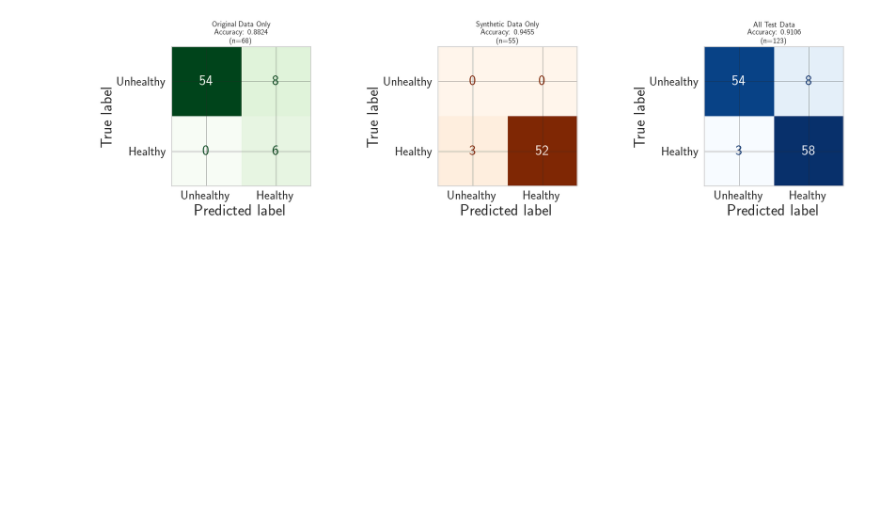
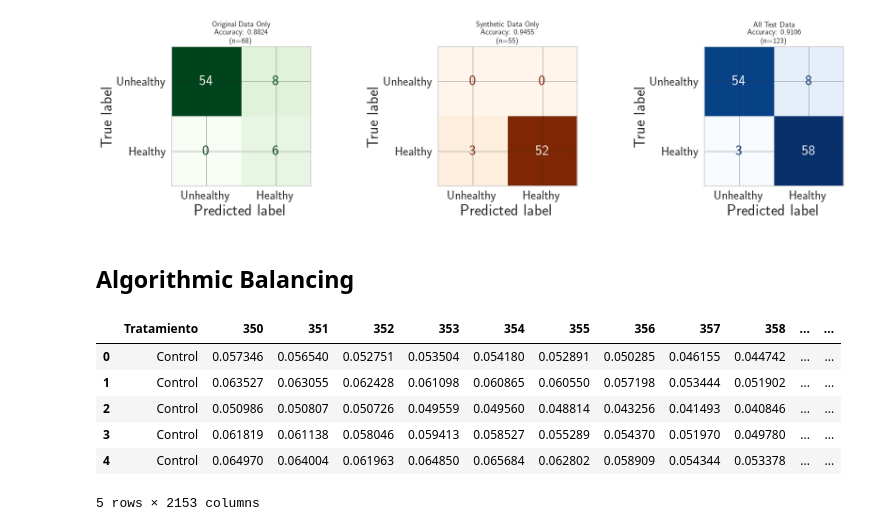
Before and after one commit to RicardoLoperaV/DiPreSi, a Jupyter notebook: Balanceo/Clasification/df2_Class_Balance.ipynb, the cells around one changed output. Saved outputs shown, nothing was run; the diff lists cells and outputs as text; code cells hidden in the pictures; blank space fills up the shorter version.

```diff
--- a/Balanceo/Clasification/df2_Class_Balance.ipynb
+++ b/Balanceo/Clasification/df2_Class_Balance.ipynb
@@ -270,3 +270,20 @@ plt.tight_layout()
 plt.show()
 # %% [output]
 [figure]
+# %% [markdown]
+## Algorithmic Balancing
+# %%
+# Make a new column 'Health_Status' based on 'Tratamiento'
+df_HvsUnH = df2.copy()
+
+df_HvsUnH['Health_Status'] = df_HvsUnH['Tratamiento'].apply(lambda x: 'Healthy' if x == 'Control' else 'Unhealthy')
+
+df_HvsUnH.head()
+# %% [output]
+|  | Tratamiento | 350 | 351 | 352 | 353 | 354 | 355 | 356 | 357 | 358 | ... | ... |
+| 0 | Control | 0.057346 | 0.056540 | 0.052751 | 0.053504 | 0.054180 | 0.052891 | 0.050285 | 0.046155 | 0.044742 | ... | ... |
+| 1 | Control | 0.063527 | 0.063055 | 0.062428 | 0.061098 | 0.060865 | 0.060550 | 0.057198 | 0.053444 | 0.051902 | ... | ... |
+| 2 | Control | 0.050986 | 0.050807 | 0.050726 | 0.049559 | 0.049560 | 0.048814 | 0.043256 | 0.041493 | 0.040846 | ... | ... |
+| 3 | Control | 0.061819 | 0.061138 | 0.058046 | 0.059413 | 0.058527 | 0.055289 | 0.054370 | 0.051970 | 0.049780 | ... | ... |
+| 4 | Control | 0.064970 | 0.064004 | 0.061963 | 0.064850 | 0.065684 | 0.062802 | 0.058909 | 0.054344 | 0.053378 | ... | ... |
+5 rows × 2153 columns
```
Also changed, not shown: parts of 5 cells of this notebook, 13 other files.
